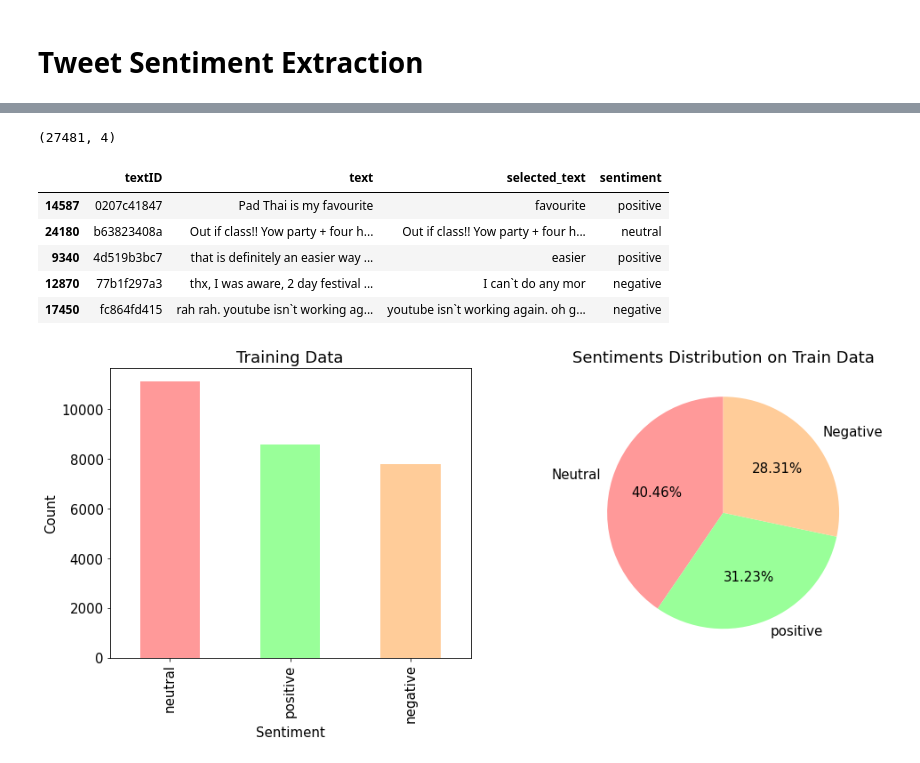
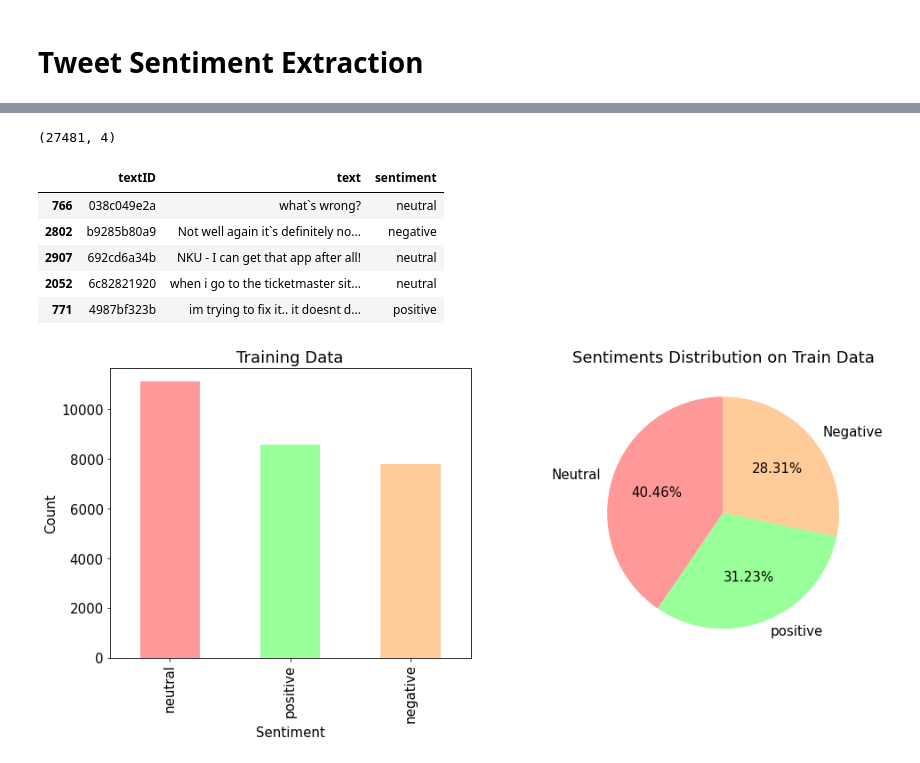
Before and after one commit to jrakhshanda/Bayesian-Methods, a Jupyter notebook: text_mining.ipynb, the cells around one changed output, grey strips where cells are left out. Drawn from its saved outputs; the diff is of its cells as text; code cells hidden in the pictures.

```diff
--- a/text_mining.ipynb
+++ b/text_mining.ipynb
@@ -37,4 +60,3 @@ Drive already mounted at /content/drive/; to attempt to forcibly remount, call d
 # %%
-df_train = pd.read_csv('/content/drive/MyDrive/train.csv',keep_default_na=False)
-df_test = pd.read_csv('/content/drive/MyDrive/test.csv',keep_default_na=False)
-df_train.sample(6)
+df_train = pd.read_csv('/content/drive/MyDrive/train.csv',keep_default_na=False).reset_index(drop=True)
+df_test = pd.read_csv('/content/drive/MyDrive/test.csv',keep_default_na=False).reset_index(drop=True)
@@ -49,14 +84,14 @@ df_train.sample(6)
 # %%
 print(df_train.shape)
-df_train.sample(5)
+df_test.sample(5)
 # %% [output]
 (27481, 4)
-|  | textID | text | selected_text | sentiment |
-| 14587 | 0207c41847 | Pad Thai is my favourite | favourite | positive |
-| 24180 | b63823408a | Out if class!! Yow party + four h... | Out if class!! Yow party + four h... | neutral |
-| 9340 | 4d519b3bc7 | that is definitely an easier way ... | easier | positive |
-| 12870 | 77b1f297a3 | thx, I was aware, 2 day festival ... | I can`t do any mor | negative |
-| 17450 | fc864fd415 | rah rah. youtube isn`t working ag... | youtube isn`t working again. oh g... | negative |
+|  | textID | text | sentiment |
+| 766 | 038c049e2a | what`s wrong? | neutral |
+| 2802 | b9285b80a9 | Not well again it`s definitely no... | negative |
+| 2907 | 692cd6a34b | NKU - I can get that app after all! | neutral |
+| 2052 | 6c82821920 | when i go to the ticketmaster sit... | neutral |
+| 771 | 4987bf323b | im trying to fix it.. it doesnt d... | positive |
 # %%
 plt.rcParams.update({'font.size': 15})
 plt.figure(figsize=(16,6))
```
Also changed, not shown: parts of 64 cells of this notebook.
